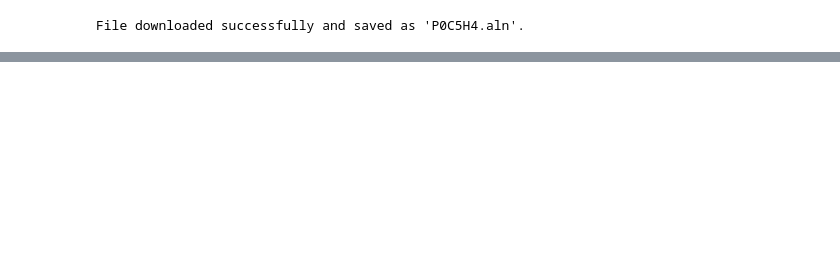
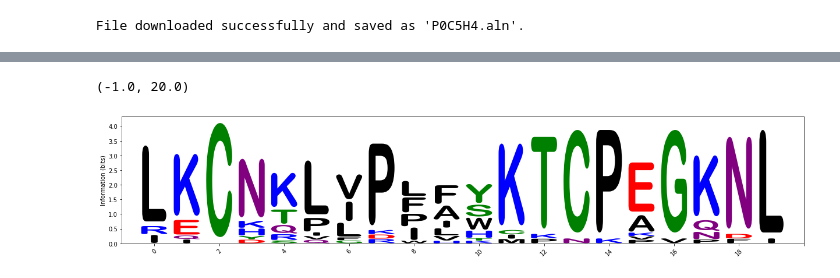
Before and after one commit to scdantu/pycom, a Jupyter notebook: tutorials/jp_notebooks/05_Alignment_analysis.ipynb, the cells around one changed output, grey strips where cells are left out. Cells and saved outputs as stored; diff of their text form; code cells hidden in the pictures; blank space fills up the shorter version.

```diff
--- a/tutorials/jp_notebooks/05_Alignment_analysis.ipynb
+++ b/tutorials/jp_notebooks/05_Alignment_analysis.ipynb
@@ -52,0 +120,5 @@ seq_aln.get_alignment_length()
+# %%
+# convert frequency matrix to probability matrix
+df_probability_matrix=lmaker.transform_matrix(df_sequence_count_matrix,normalize_values=True)
+# convert probability matrix to information matrix
+df_information_matrix=lmaker.transform_matrix(df_probability_matrix,from_type="probability",to_type="information",normalize_values=False)
@@ -52,0 +148,13 @@ seq_aln.get_alignment_length()
+# %%
+seq_logo=lmaker.Logo(df_information_matrix,vpad=0.1,width=0.8,figsize=(21,4),color_scheme="chemistry",font_name='Arial Rounded MT Bold')
+seq_logo.style_xticks(anchor=0, spacing=2, rotation=45)
+#seq_logo.highlight_position(p=4, color='gold', alpha=.5)
+#seq_logo.highlight_position(p=26, color='gold', alpha=.5)
+
+# style using Axes methods
+seq_logo.ax.set_ylabel('Information (bits)')
+seq_logo.ax.set_xticks(np.arange(0,len(df_sequence_count_matrix)+4,2))
+seq_logo.ax.set_xlim([-1, len(df_sequence_count_matrix)])
+# %% [output]
+(-1.0, 20.0)
+[figure, added]
```
Also changed, not shown: parts of 19 cells of this notebook, 7 other files.
